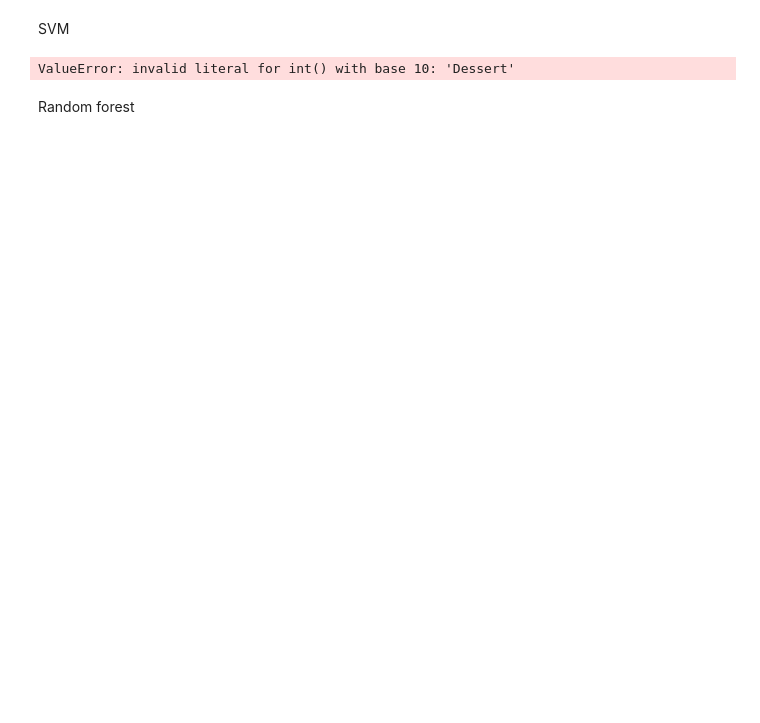
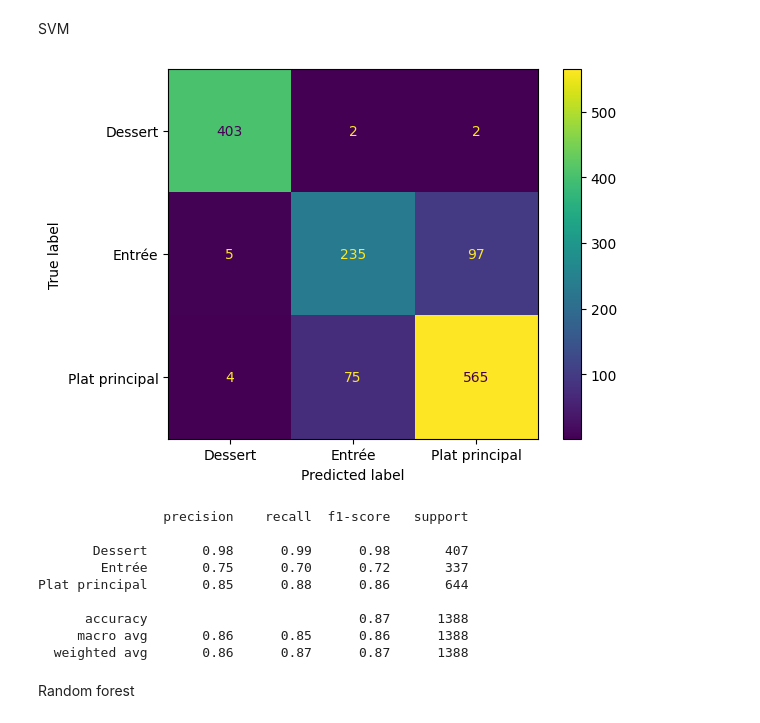
Before and after one commit to Raclax/Projet_TAL_marie_clara, a Jupyter notebook: src/traininf_nb.ipynb, the cells around one changed output. Cells and saved outputs as stored; diff of their text form; code cells hidden in the pictures; blank space fills up the shorter version.

Commit message:
fin modeles

```diff
--- a/src/traininf_nb.ipynb
+++ b/src/traininf_nb.ipynb
@@ -85,2 +78,17 @@ print(len(df_train["recette"]))
+# %%
+vectorizer = TfidfVectorizer()
+x_train = vectorizer.fit_transform(df_train['text'])
+x_test = vectorizer.transform(df_test['text'])
+x_validation = vectorizer.transform(df_validation['text'])
+
+y_train = df_train['type']
+y_test = df_test['type']
+y_validation = df_validation['type']
+
+
+encoder = LabelEncoder()
+y_train_encoded = encoder.fit_transform(y_train)
+y_test_encoded = encoder.transform(y_test)
+y_validation_encoded = encoder.transform(y_validation)
 # %% [markdown]
 Baseline (random?)
@@ -106,16 +131,26 @@ generate_confusion_matrix(predictions, y_test)
 # %% [markdown]
 SVM
-# %%
-encoder = LabelEncoder()
-y_train = encoder.fit_transform(y_train)
-
-model = SVC(kernel='linear')
-model.fit(x_train, y_train)
-
-y_test = encoder.transform(y_test)
-y_pred = model.predict(x_test)
-#model_cleaned.fit(x_train_cleaned, y_train)
-# %% [output]
-ValueError: invalid literal for int() with base 10: 'Dessert'
+# %%
+
+model = SVC(kernel='linear')
+model.fit(x_train, y_train_encoded)
+
+y_pred_encoded = model.predict(x_test)
+
+y_pred = encoder.inverse_transform(y_pred_encoded)
+
+generate_confusion_matrix(y_pred, y_test)
+print(classification_report(y_test,y_pred))
+# %% [output]
+[figure, added]
+                precision    recall  f1-score   support
+
+       Dessert       0.98      0.99      0.98       407
+        Entrée       0.75      0.70      0.72       337
+Plat principal       0.85      0.88      0.86       644
+
+      accuracy                           0.87      1388
+     macro avg       0.86      0.85      0.86      1388
+  weighted avg       0.86      0.87      0.87      1388
 # %% [markdown]
 Random forest
```
Also changed, not shown: parts of 11 cells of this notebook.
